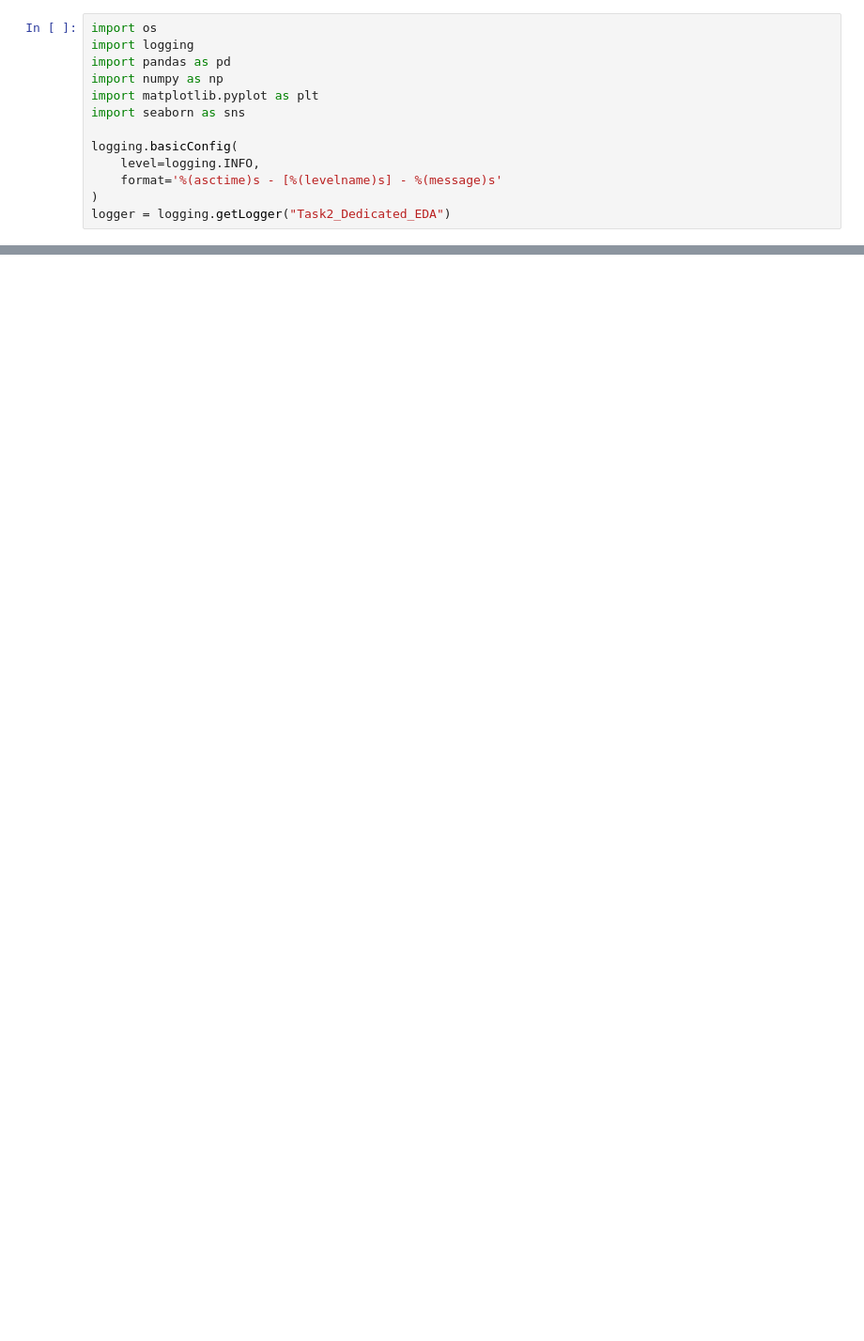
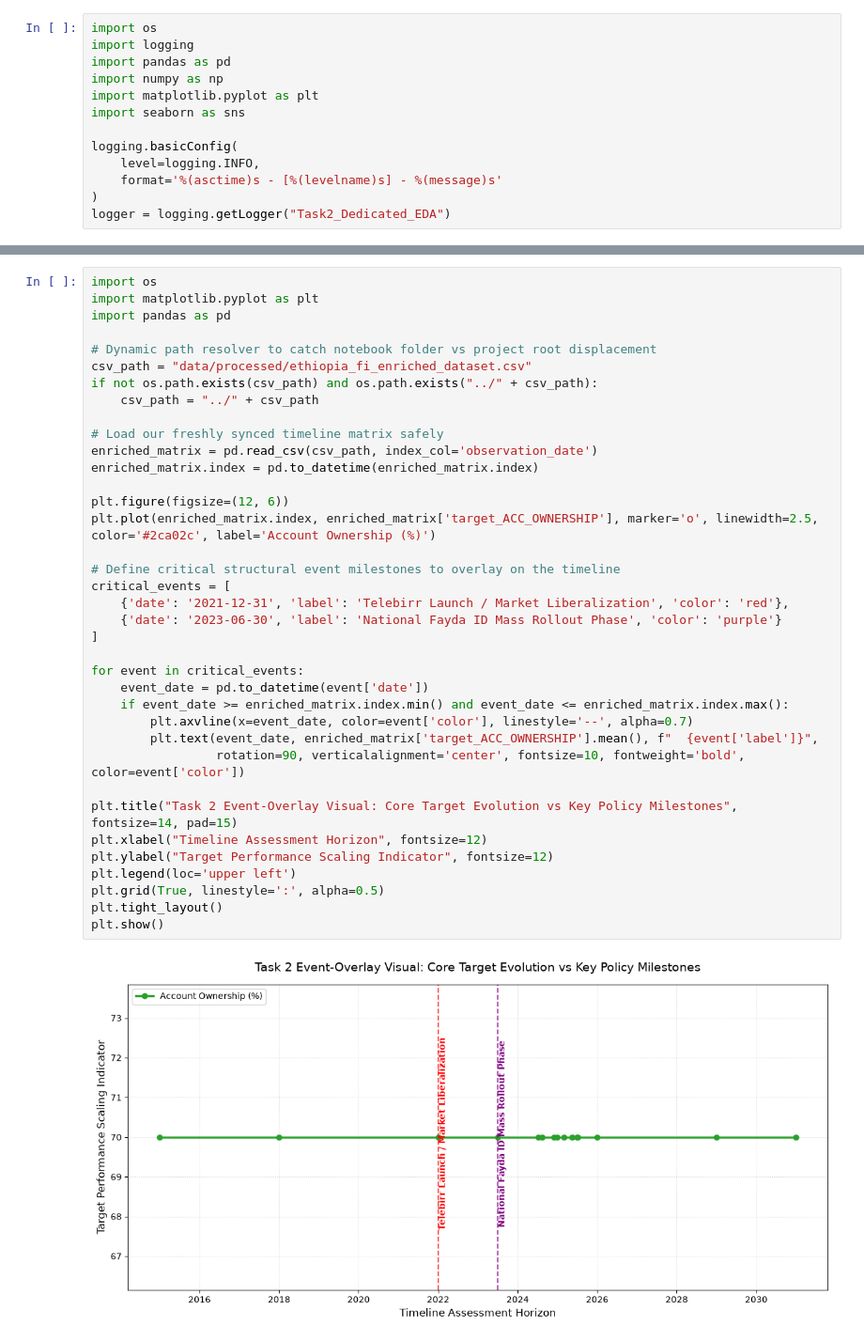
Before and after one commit to lydiab04/ethiopia-fi-forecast, a Jupyter notebook: notebooks/task2_eda_and_enrichment_log.ipynb, the cells around one changed output, grey strips where cells are left out. Shown at 94% size. Saved outputs shown, nothing was run; the diff lists cells and outputs as text; blank space fills up the shorter version.

Commit message:
docs: finalize task 2 event-overlay visuals, narrative insights, limitations markdown, and export enriched csv artifact

```diff
--- a/notebooks/task2_eda_and_enrichment_log.ipynb
+++ b/notebooks/task2_eda_and_enrichment_log.ipynb
@@ -93,0 +171,39 @@ Remaining Missing Fields: 0
+# %%
+import os
+import matplotlib.pyplot as plt
+import pandas as pd
+
+# Dynamic path resolver to catch notebook folder vs project root displacement
+csv_path = "data/processed/ethiopia_fi_enriched_dataset.csv"
+if not os.path.exists(csv_path) and os.path.exists("../" + csv_path):
+    csv_path = "../" + csv_path
+
+# Load our freshly synced timeline matrix safely
+enriched_matrix = pd.read_csv(csv_path, index_col='observation_date')
+enriched_matrix.index = pd.to_datetime(enriched_matrix.index)
+
+plt.figure(figsize=(12, 6))
+plt.plot(enriched_matrix.index, enriched_matrix['target_ACC_OWNERSHIP'], marker='o', linewidth=2.5, color='#2ca02c', label='Account Ownership (%)')
+
+# Define critical structural event milestones to overlay on the timeline
+critical_events = [
+    {'date': '2021-12-31', 'label': 'Telebirr Launch / Market Liberalization', 'color': 'red'},
+    {'date': '2023-06-30', 'label': 'National Fayda ID Mass Rollout Phase', 'color': 'purple'}
+]
+
+for event in critical_events:
+    event_date = pd.to_datetime(event['date'])
+    if event_date >= enriched_matrix.index.min() and event_date <= enriched_matrix.index.max():
+        plt.axvline(x=event_date, color=event['color'], linestyle='--', alpha=0.7)
+        plt.text(event_date, enriched_matrix['target_ACC_OWNERSHIP'].mean(), f"  {event['label']}",
+                 rotation=90, verticalalignment='center', fontsize=10, fontweight='bold', color=event['color'])
+
+plt.title("Task 2 Event-Overlay Visual: Core Target Evolution vs Key Policy Milestones", fontsize=14, pad=15)
+plt.xlabel("Timeline Assessment Horizon", fontsize=12)
+plt.ylabel("Target Performance Scaling Indicator", fontsize=12)
+plt.legend(loc='upper left')
+plt.grid(True, linestyle=':', alpha=0.5)
+plt.tight_layout()
+plt.show()
+# %% [output]
+[figure, added]
```
Also changed, not shown: parts of 4 cells of this notebook, 1 other file.
